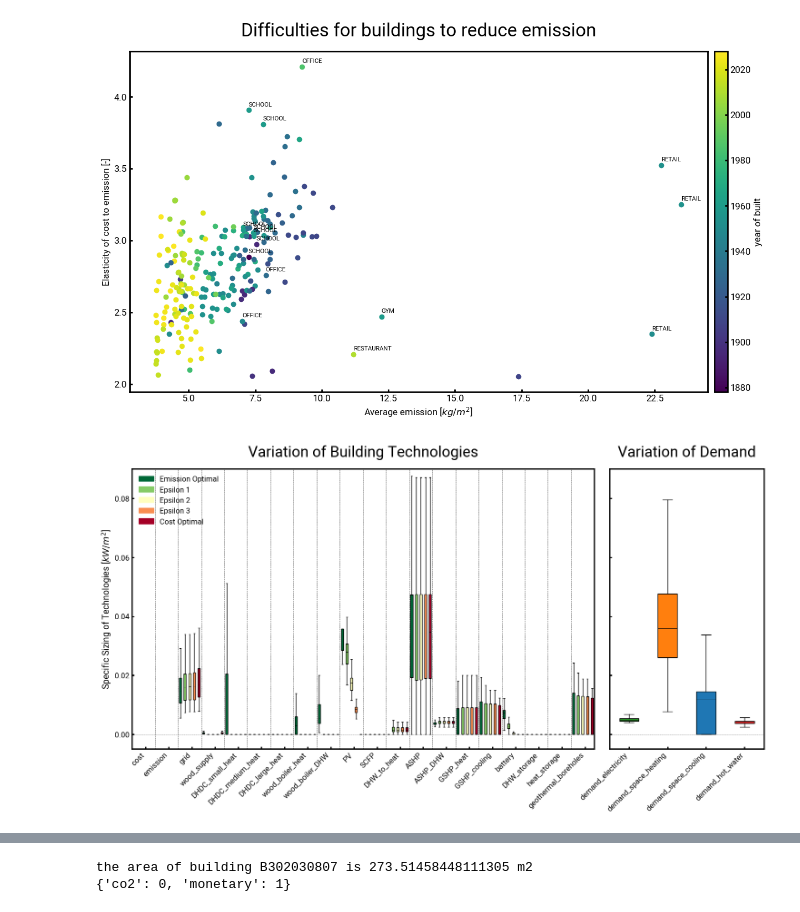
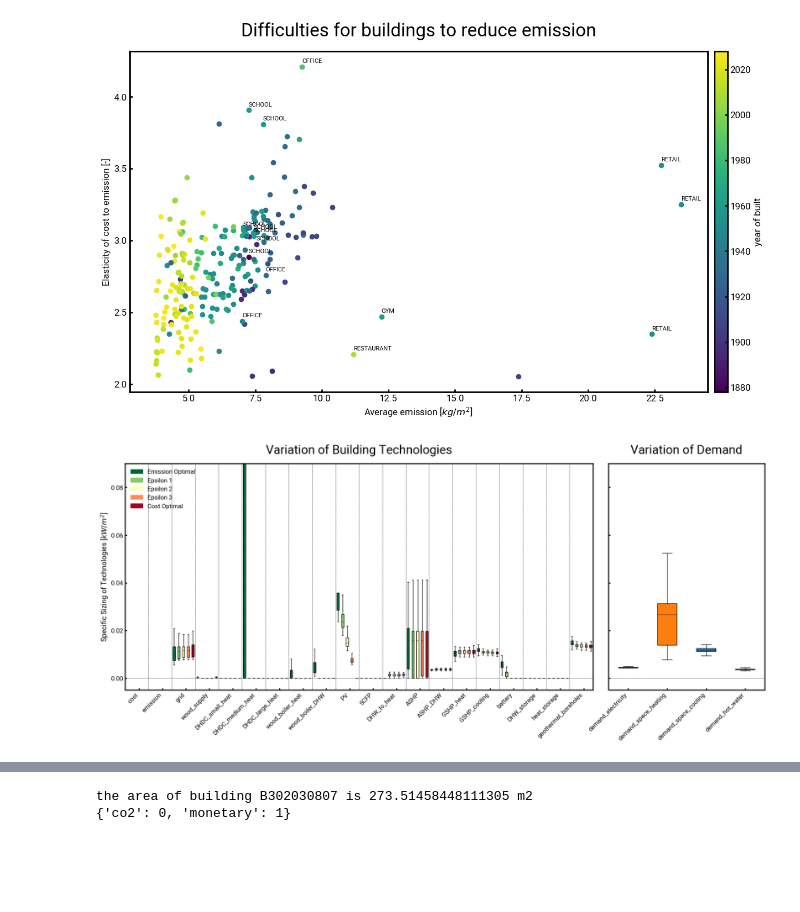
Before and after one commit to yiqiaowang-arch/calliope_optimization, a Jupyter notebook: optimization_calliope_plot8_singlebuilding.ipynb, the cells around one changed output, grey strips where cells are left out. Drawn from its saved outputs; the diff is of its cells as text; code cells hidden in the pictures; blank space fills up the shorter version.

```diff
--- a/optimization_calliope_plot8_singlebuilding.ipynb
+++ b/optimization_calliope_plot8_singlebuilding.ipynb
@@ -436,7 +436,7 @@ for idx, csv in enumerate(ls_csv):
 # check if df_tech_cap has two levels of index
 df_tech_cap.index.nlevels
 # filter buildings that have GSHP. Refer to zone_df['already_GSHP'] for the boolean value, and refresh the df_tech_cap
-df_tech_cap = df_tech_cap[df_tech_cap.index.get_level_values('building').isin(zone_df[~zone_df['already_GSHP']].index)]
+df_tech_cap = df_tech_cap[df_tech_cap.index.get_level_values('building').isin(zone_df[zone_df['already_GSHP']].index)]
 # %%
 year_min = zone_df['YEAR'].min()
 year_max = zone_df['YEAR'].max()
@@ -618,7 +618,7 @@ df_demand_tech = df_tech_cap[df_tech_cap.columns[-4:]]
 df_supply_tech = df_tech_cap[df_tech_cap.columns[:-4]]
 
 # Create a figure with two subplots side by side, with a shared y-axis and width ratio of 3:1
-fig, axs = plt.subplots(1, 2, sharey=True,figsize=(16, 8), gridspec_kw={'width_ratios': [3, 1]})
+fig, axs = plt.subplots(1, 2, sharey=True,figsize=(20, 8), gridspec_kw={'width_ratios': [3, 1]})
 
 # Boxplot without outliers and with a custom hatch pattern
 boxprops = dict(linestyle='-', linewidth=1, color='k')  # Custom box properties
@@ -666,32 +666,32 @@ for i in range(5, len(df_supply_tech.columns)*5, 5):
 # set the second subplot's x axis to be the same as the first one, but only one box per technology
 axs[1].set_xticks(range(len(df_demand_tech.columns)))  # Set x-ticks to the middle box of each technology group
 axs[1].set_xticklabels(df_demand_tech.columns, rotation=45)
 
 for label in axs[1].get_xticklabels():
     label.set_horizontalalignment('right')
 # Set the title and axis labels
 axs[0].set_title('Variation of Building Technologies', fontsize=24)
 axs[1].set_title('Variation of Demand', fontsize=24)
 axs[0].set_ylabel('Specific Sizing of Technologies [$kW/m^2$]', fontsize=14)
 
 # Create a custom legend for the epsilon cuts
 ls_epsilon_cut = ['Emission Optimal', 'Epsilon 1', 'Epsilon 2', 'Epsilon 3', 'Cost Optimal']
 legend_patches = [mpatches.Patch(color=cmap(i), label=ls_epsilon_cut[i]) for i in range(5)]
 axs[0].legend(handles=legend_patches, loc='upper left')
 
 # print a horizontal line at 0 for both subplots
 axs[0].axhline(y=0, color='k', linestyle='--', linewidth=0.5)
 axs[1].axhline(y=0, color='k', linestyle='--', linewidth=0.5)
 
 # Set the y-axis limits
 axs[0].set_ylim(-0.005, 0.09)
 # make the two plots a bit closer
 plt.subplots_adjust(wspace=0.05)
 # Tight layout to adjust padding
 # plt.tight_layout()
 
-plt.savefig(r'C:\Users\wangy\polybox - Yiqiao Wang (yiqwang@student.ethz.ch)@polybox.ethz.ch\Final Report\Graphics\Variation_{}.png'.format(store_folder[9:]), dpi=300, bbox_inches='tight')
+# plt.savefig(r'C:\Users\wangy\polybox - Yiqiao Wang (yiqwang@student.ethz.ch)@polybox.ethz.ch\Final Report\Graphics\Variation_{}.pdf'.format(store_folder[9:]), dpi=300, bbox_inches='tight')
 # Show the plot
 plt.show()
 # %% [output]
-[figure, old version]
+[figure, new version]
```
Also changed, not shown: parts of 11 cells of this notebook, 1 other file.
